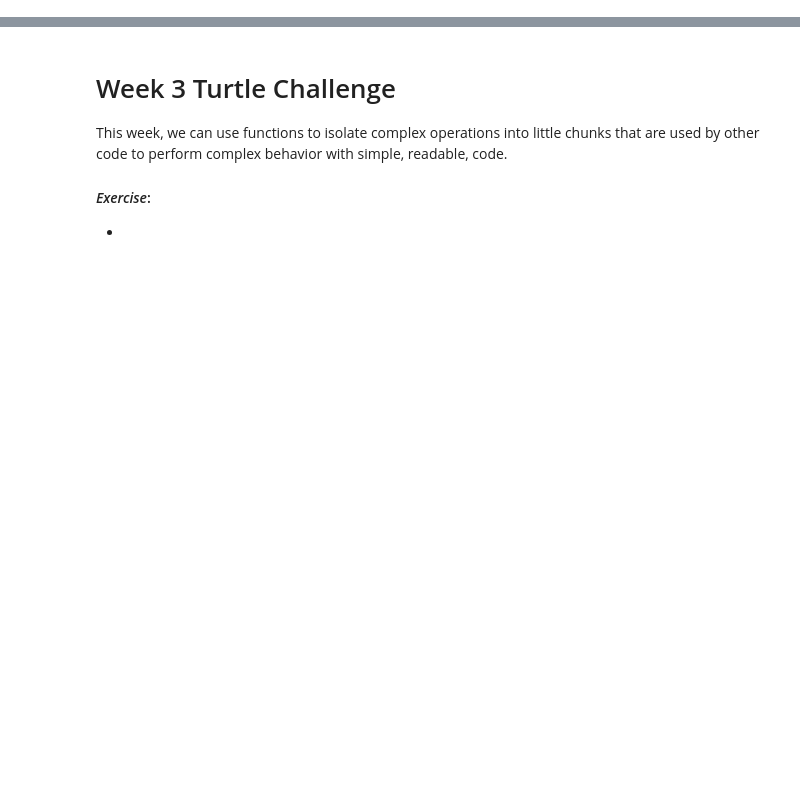
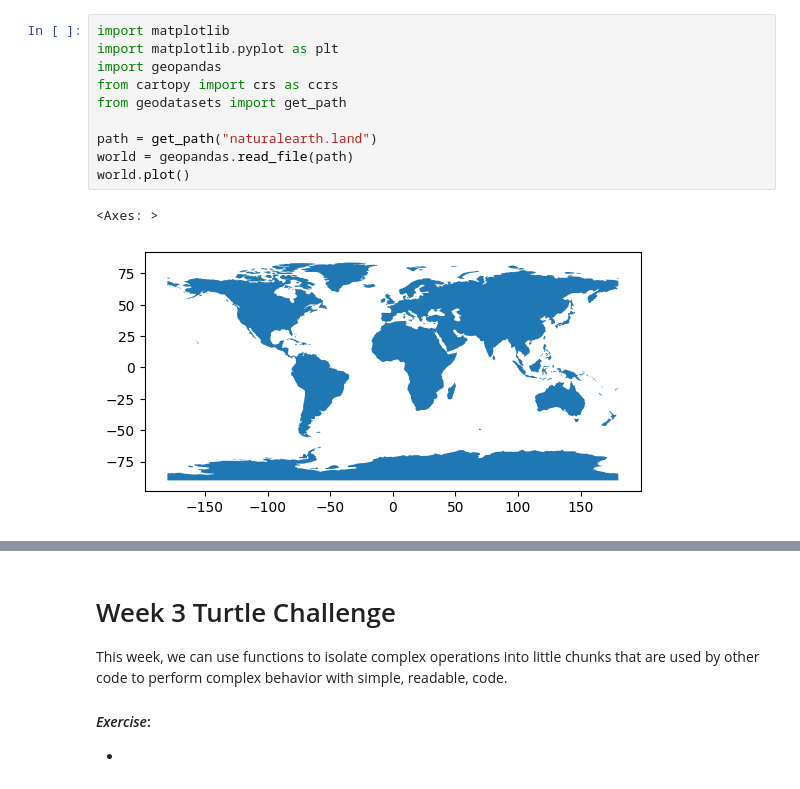
Before and after one commit to a8ksh4/python_workshop, a Jupyter notebook: 0-coursework/week_3.ipynb, the cells around one changed output, grey strips where cells are left out. Drawn from its saved outputs; the diff is of its cells as text; blank space fills up the shorter version.

```diff
--- a/0-coursework/week_3.ipynb
+++ b/0-coursework/week_3.ipynb
@@ -120,0 +204,13 @@ else:
+# %%
+import matplotlib
+import matplotlib.pyplot as plt
+import geopandas
+from cartopy import crs as ccrs
+from geodatasets import get_path
+
+path = get_path("naturalearth.land")
+world = geopandas.read_file(path)
+world.plot()
+# %% [output]
+<Axes: >
+[figure, added]
```
Also changed, not shown: parts of 23 cells of this notebook.
